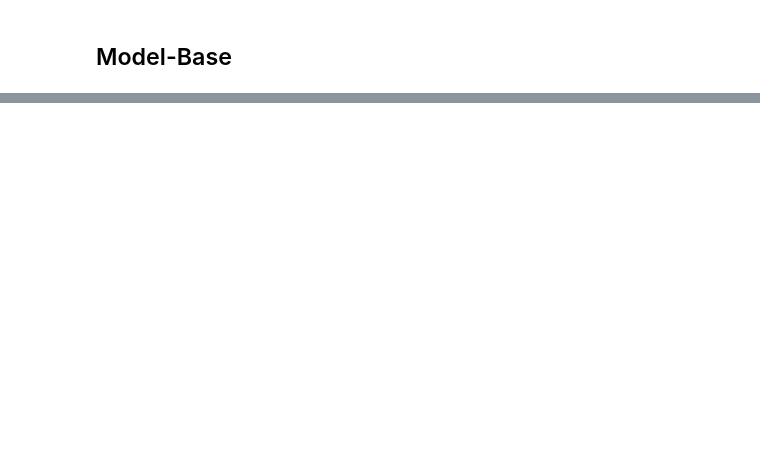
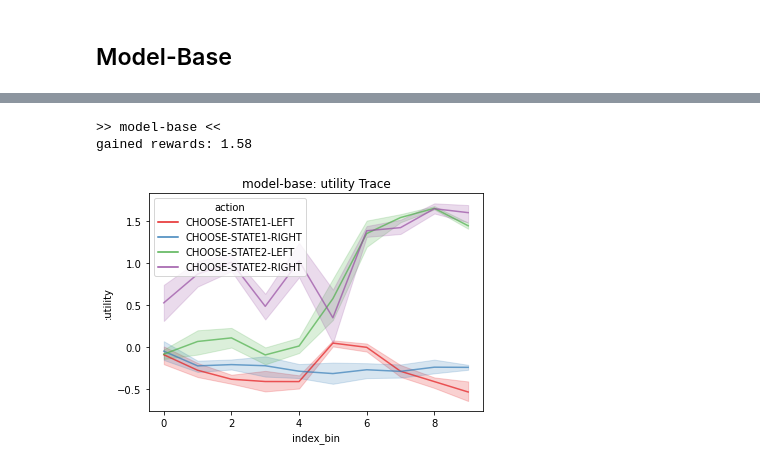
Before and after one commit to yangyuxue2333/ACTR-MarkovTask, a Jupyter notebook: analysis/test3.ipynb, the cells around one changed output, grey strips where cells are left out. Saved outputs shown, nothing was run; the diff lists cells and outputs as text; code cells hidden in the pictures; blank space fills up the shorter version.

```diff
--- a/analysis/test3.ipynb
+++ b/analysis/test3.ipynb
@@ -60,0 +123,9 @@ plt.show()
+# %%
+df1, df2 = test3(m, 'model-base')
+ax = sns.lineplot(data = df1, x='index_bin', y=':utility', hue='action', alpha=.7, palette='Set1')
+plt.title('model-base: utility Trace')
+plt.show()
+# %% [output]
+>> model-base <<
+gained rewards: 1.58
+[figure, added]
```
Also changed, not shown: parts of 13 cells of this notebook, 4 other files.
